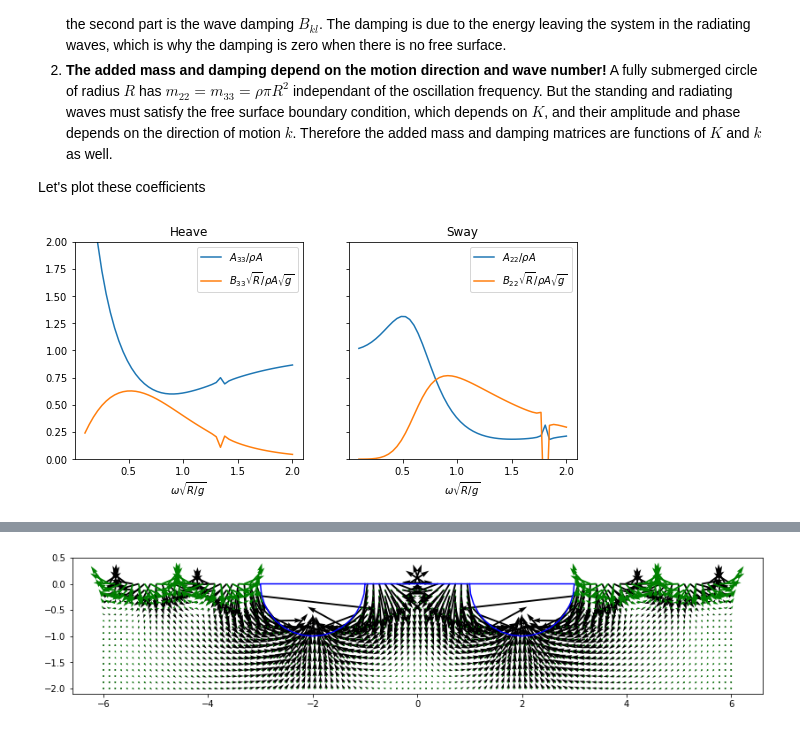
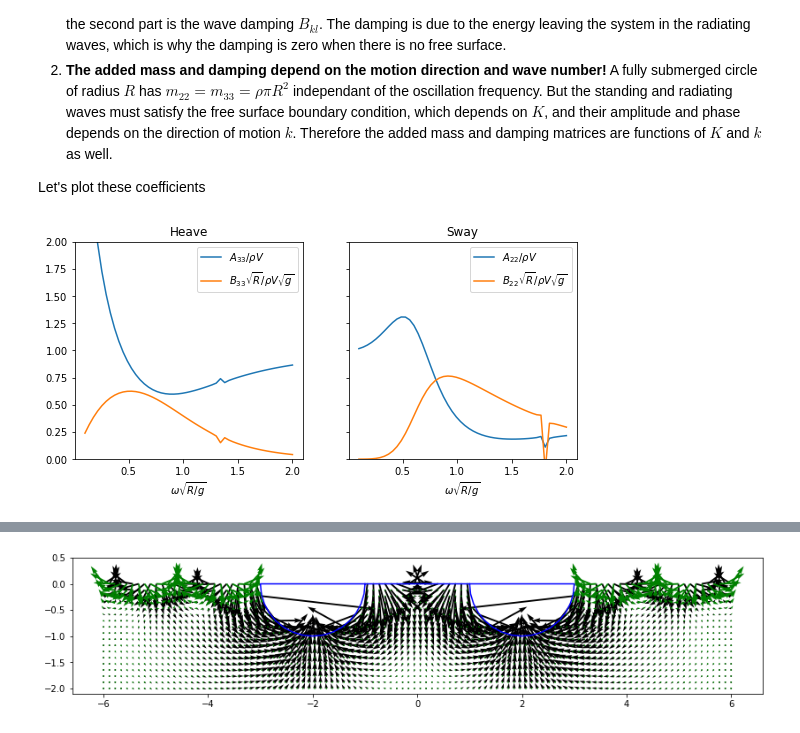
Before and after one commit to weymouth/MarineHydro, a Jupyter notebook: notebooks/panel_method.ipynb, the cells around one changed output, grey strips where cells are left out. Cells and saved outputs as stored; diff of their text form; code cells hidden in the pictures.

```diff
--- a/notebooks/panel_method.ipynb
+++ b/notebooks/panel_method.ipynb
@@ -302,7 +302,7 @@ def wave_source(x,y,xs,ys,K):
   Z = K*(y+ys+1j*abs(x-xs))  # wave number scaled complex vector
   eZ = np.exp(Z)             # propagating wave potential
   # standing wave potential
-  fZ = 2*np.real(eZ*exp1(Z))+np.log(np.abs(Z))
+  fZ = 2*np.real(eZ*exp1(Z))+np.log(np.abs(Z)/K)
   return 0.5*np.log(r2)-2j*np.pi*eZ-fZ
 
 YZ = np.meshgrid(np.linspace(-3,3,66),np.linspace(-2,0,22))
@@ -388,28 +387,27 @@ Let's plot these coefficients
 # %%
 def force_coeffs(y,z,omega):
   ma = added_mass(y,z,wave_source,(omega**2,))
   rhoA = 0.5*np.pi
   return (np.real(ma[0,0])/rhoA,omega*np.imag(ma[0,0])/rhoA, #22
           np.real(ma[1,1])/rhoA,omega*np.imag(ma[1,1])/rhoA) #33
 
 def force_plots(y,z,omega):
   A22,B22,A33,B33 = np.vectorize(lambda o: force_coeffs(y,z,o))(omega)
 
-  f, axes = plt.subplots(1, 2, sharex=True, sharey=True, figsize=(9,4))
+  f, (hplt,splt) = plt.subplots(1, 2, sharex=True, sharey=True, figsize=(9,4))
   plt.ylim(0,2)
-  axes[0].set_title('Heave')
-  axes[0].plot(omega,A33,'C0',label=r'$A_{33}/\rho A$')
-  axes[0].plot(omega,B33,'C1',label=r'$B_{33}\sqrt{R}/\rho A\sqrt{g}$')
-  axes[1].set_title('Sway')
-  axes[1].plot(omega,A22,'C0',label=r'$A_{22}/\rho A$')
-  axes[1].plot(omega,B22,'C1',label=r'$B_{22}\sqrt{R}/\rho A\sqrt{g}$')
-  for ax in axes:
+  hplt.set_title('Heave')
+  hplt.plot(omega,A33,'C0',label=r'$A_{33}/\rho V$')
+  hplt.plot(omega,B33,'C1',label=r'$B_{33}\sqrt{R}/\rho V\sqrt{g}$')
+  splt.set_title('Sway')
+  splt.plot(omega,A22,'C0',label=r'$A_{22}/\rho V$')
+  splt.plot(omega,B22,'C1',label=r'$B_{22}\sqrt{R}/\rho V\sqrt{g}$')
+  for ax in (hplt,splt):
     ax.set_xlabel(r'$\omega\sqrt{R/g}$');ax.legend()
-  plt.show()
 
 omega = np.linspace(0.1,2)
-y,z = ellipse(32,theta1=0)
+y,z = ellipse(64,theta1=0)
 force_plots(y,z,omega)
 # %% [output]
-[figure, old version]
+[figure, new version]
 # %% [markdown]
```
Also changed, not shown: parts of 4 cells of this notebook.
